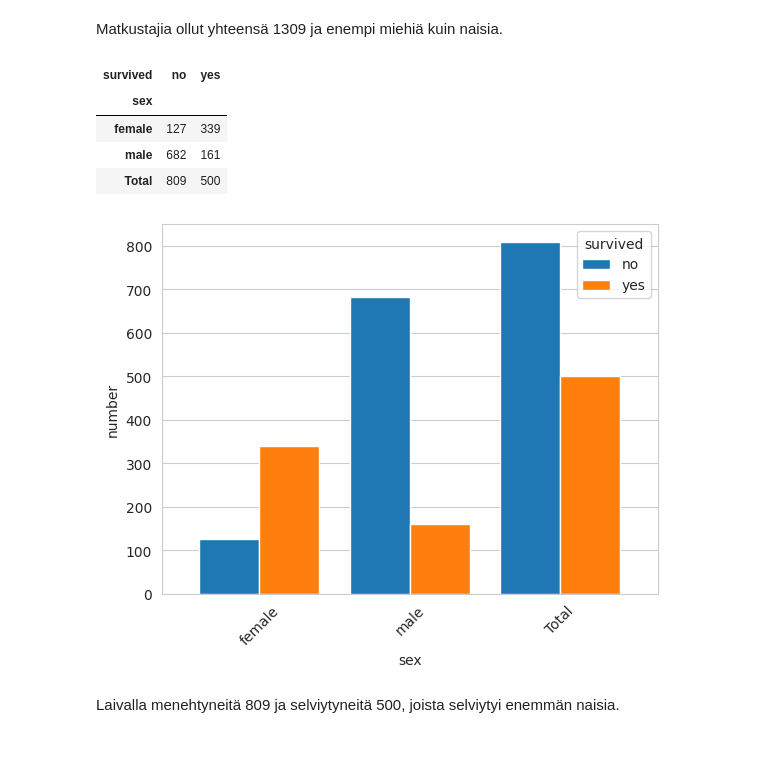
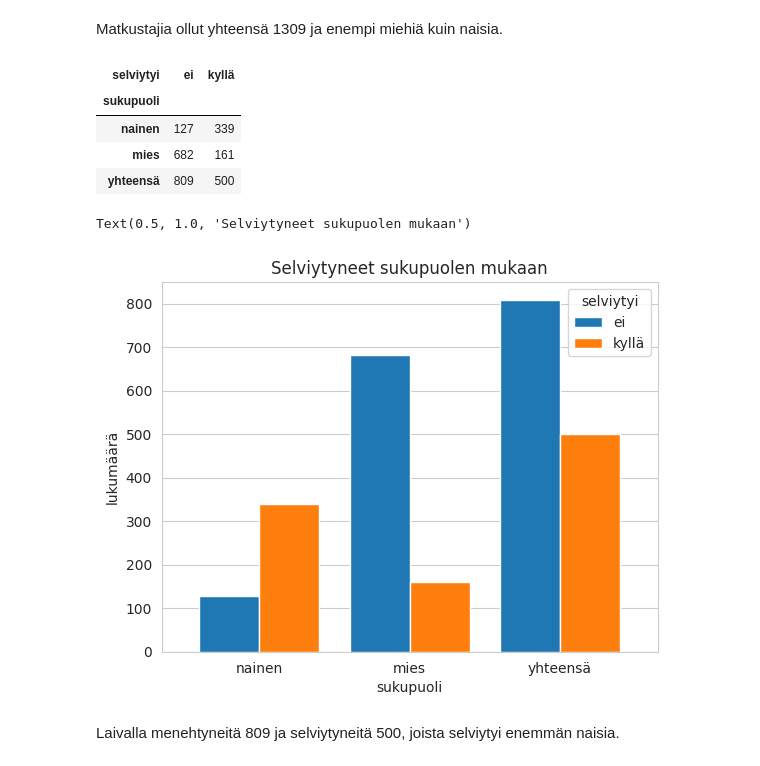
Before and after one commit to JennyMyy/Data-analytiikka, a Jupyter notebook: Titanic.ipynb, the cells around one changed output. Cells and saved outputs as stored; diff of their text form; code cells hidden in the pictures.

```diff
--- a/Titanic.ipynb
+++ b/Titanic.ipynb
@@ -84,26 +84,32 @@ Matkustajia ollut yhteensä 1309 ja enempi miehiä kuin naisia.
 # %%
 # sukupuoli jakauma selviytyneet ja menehtyneet
 df1 = pd.crosstab(df['sex'], df['survived'])
-selviytyneet = ['no', 'yes']
+selviytyneet = ['ei', 'kyllä']
+sukupuoli = ['nainen', 'mies']
 
 df1.columns = selviytyneet
-df1.columns.name = 'survived'
+df1.columns.name = 'selviytyi'
+df1.index= sukupuoli
+df1.index.name = 'sukupuoli'
 
-df1.loc['Total'] = df1.sum()
+df1.loc['yhteensä'] = df1.sum()
 df1
 # %% [output]
-| survived | no | yes |
-| sex |  |  |
-| female | 127 | 339 |
-| male | 682 | 161 |
-| Total | 809 | 500 |
+| selviytyi | ei | kyllä |
+| sukupuoli |  |  |
+| nainen | 127 | 339 |
+| mies | 682 | 161 |
+| yhteensä | 809 | 500 |
 # %%
 # Ristiintaulukointi pylväinä
-df1.plot(kind='bar', width=0.8, rot=45)
+df1.plot(kind='bar', width=0.8, rot=0)
 
-plt.ylabel('number')
+plt.ylabel('lukumäärä')
 plt.grid(axis='x')
+
+plt.title('Selviytyneet sukupuolen mukaan')
 # %% [output]
+Text(0.5, 1.0, 'Selviytyneet sukupuolen mukaan')
-[figure, old version]
+[figure, new version]
 # %% [markdown]
 Laivalla menehtyneitä 809 ja selviytyneitä 500, joista selviytyi enemmän naisia.
```
Also changed, not shown: parts of 16 cells of this notebook.
